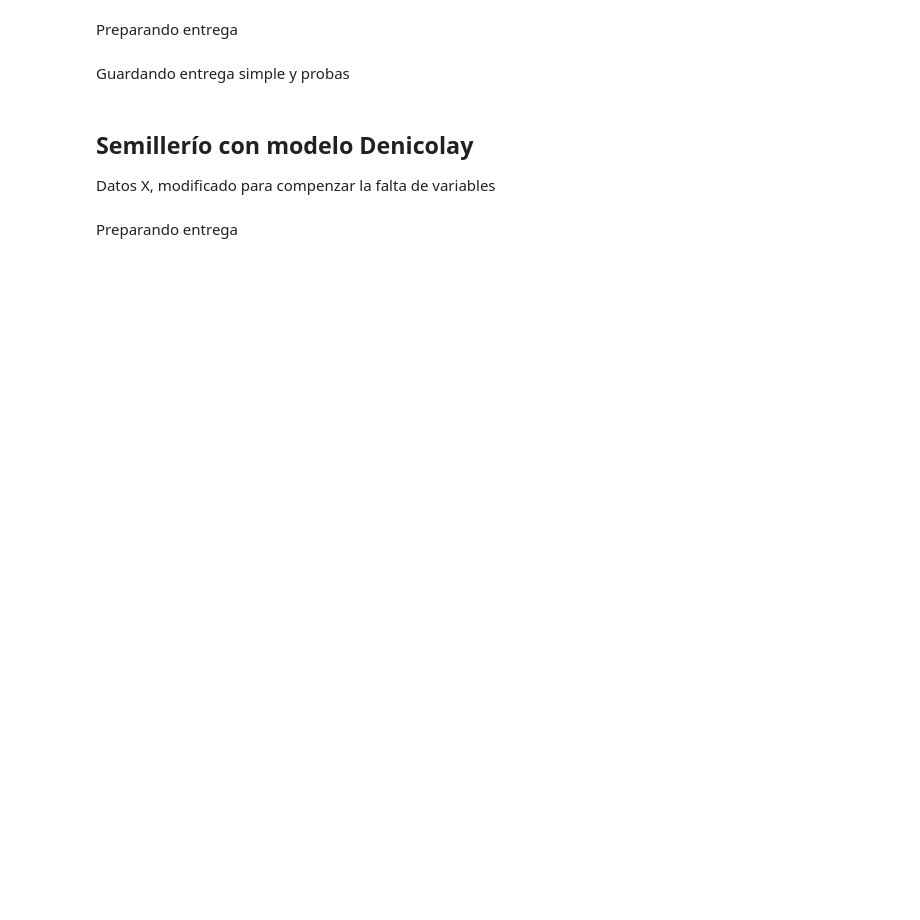
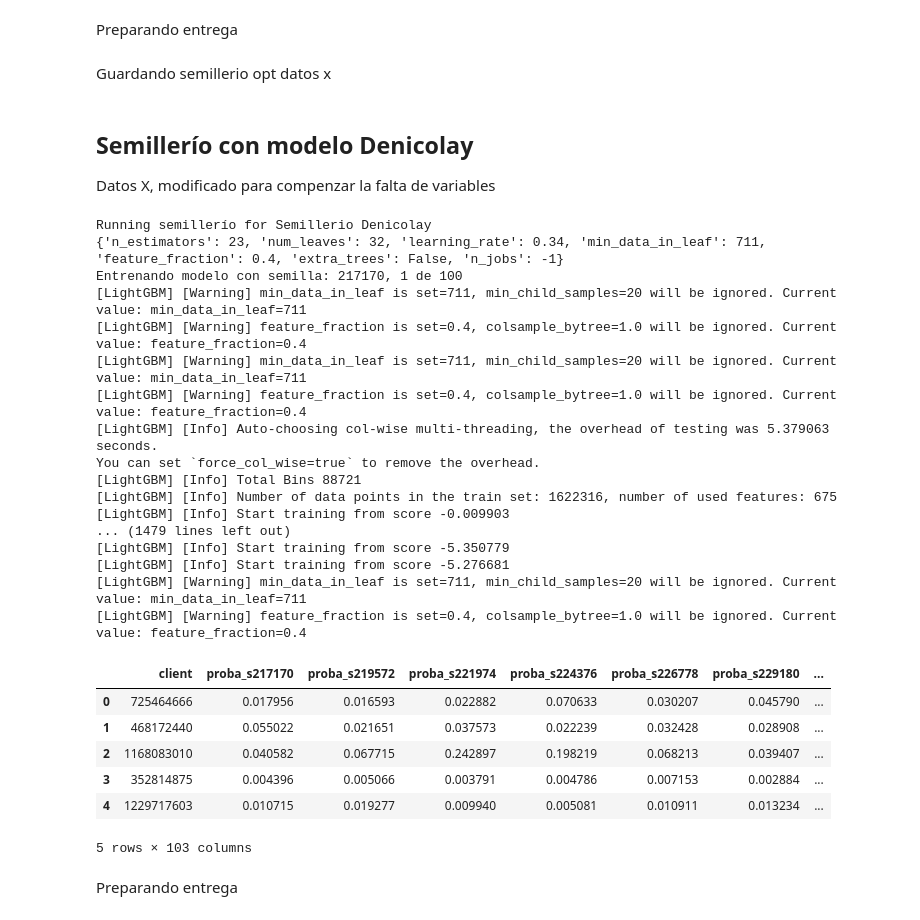
Before and after one commit to sstedoldi/dmeyf2024, a Jupyter notebook: comp_02/comp02_prediccionx.ipynb, the cells around one changed output. Cells and saved outputs as stored; diff of their text form; code cells hidden in the pictures; blank space fills up the shorter version.

```diff
--- a/comp_02/comp02_prediccionx.ipynb
+++ b/comp_02/comp02_prediccionx.ipynb
@@ -163,7 +169,41 @@ opt_params = study.best_trial.params
 opt_params.update({'n_jobs': -1})
 
 # Entrenamiento
-model = XGBClassifier(**opt_params)
-print("Entrenando modelo con:")
+print("Running semillerío para XGBClassifier Opt")
 print(opt_params)
-model.fit(X_train_imp, y_train)
+
+# para registrar las probabilidades
+df_sem_proba = pd.DataFrame({
+                            'client': numero_de_cliente.values,
+                        })
+
+j = 0
+s_r = range(217163, 455783, 7*7*7*7*4) # 25 semillas
+s_total = len(list(s_r))
+for s in s_r:
+    # nueva instancia del modelos con semilla
+    seed = s + (7+j)
+    model = XGBClassifier(**opt_params, seed=seed)
+    # entreno
+    print(f"Entrenando modelo con semilla: {seed}, {j+1} de {s_total}")
+    model.fit(X_train_imp, y_train)
+    # predigo proba
+    y_pred_proba = model.predict_proba(X_kaggle_imp)
+    # proba baja+2
+    proba_baja2 = y_pred_proba[:,2]
+    df_sem_proba[f'proba_s{seed}'] = proba_baja2
+    j += 1
+
+# Promediando proba de cada semilla
+proba_s_columns = df_sem_proba.filter(regex='^proba_s')
+proba_s_mean = proba_s_columns.mean(axis=1)
+
+df_sem_proba['proba_sem_mean'] = proba_s_mean
+
+# Umbral
+thr_opt_sem = 0.0138 # segun comp02_back-testing con sem
+
+# Prediccion
+df_sem_proba['pred'] = np.where(df_sem_proba.proba_sem_mean >= thr_opt_sem, 1, 0)
+
+df_sem_proba.head()
@@ -219,8 +227,8 @@ print("\nFrecuencia Relativa:")
 print((value_counts / total_count) * 100)
 
 submission.info()
-# %% [markdown]
-Guardando entrega simple y probas
+# %% [markdown]
+Guardando semillerio opt datos x
 # %%
 ft = "%dT-%m-%Y%H-%M-%S"
 t_now = datetime.datetime.now().strftime(ft)
@@ -264,35 +274,61 @@ df_sem_proba = pd.DataFrame({
                             'client': numero_de_cliente.values,
                         })
 
 j = 0
-s_total = 100
-for s in range(217163, 455783, 7*7*7*7): # con 100 semillas
+s_r = range(217163, 455783, 7*7*7*7) # 100 semillas
+s_total = len(list(s_r))
+for s in s_r: # con 100 semillas
     # nueva instancia del modelos con semilla
     seed = s+(7+j)
     model = LGBMClassifier(**semillero_params, random_state=seed)
     # entreno
     print(f"Entrenando modelo con semilla: {seed}, {j+1} de {s_total}")
     model.fit(X_train_imp, y_train)
     # predigo proba
     y_pred_proba = model.predict_proba(X_kaggle_imp)
     # proba baja+2
     proba_baja2 = y_pred_proba[:,2]
     df_sem_proba[f'proba_s{seed}'] = proba_baja2
     j += 1
 
 # Promediando proba de cada semilla
 proba_s_columns = df_sem_proba.filter(regex='^proba_s')
 proba_s_mean = proba_s_columns.mean(axis=1)
 
 df_sem_proba['proba_sem_mean'] = proba_s_mean
 
 # Umbral
 thr_opt_sem = 0.016 # # segun comp02_back-testing con semx
 
 # Prediccion
 df_sem_proba['pred'] = np.where(df_sem_proba.proba_sem_mean >= thr_opt_sem, 1, 0)
 
 df_sem_proba.head()
+# %% [output]
+Running semillerío for Semillerio Denicolay
+{'n_estimators': 23, 'num_leaves': 32, 'learning_rate': 0.34, 'min_data_in_leaf': 711, 'feature_fraction': 0.4, 'extra_trees': False, 'n_jobs': -1}
+Entrenando modelo con semilla: 217170, 1 de 100
+[LightGBM] [Warning] min_data_in_leaf is set=711, min_child_samples=20 will be ignored. Current value: min_data_in_leaf=711
+[LightGBM] [Warning] feature_fraction is set=0.4, colsample_bytree=1.0 will be ignored. Current value: feature_fraction=0.4
+[LightGBM] [Warning] min_data_in_leaf is set=711, min_child_samples=20 will be ignored. Current value: min_data_in_leaf=711
+[LightGBM] [Warning] feature_fraction is set=0.4, colsample_bytree=1.0 will be ignored. Current value: feature_fraction=0.4
+[LightGBM] [Info] Auto-choosing col-wise multi-threading, the overhead of testing was 5.379063 seconds.
+You can set `force_col_wise=true` to remove the overhead.
+[LightGBM] [Info] Total Bins 88721
+[LightGBM] [Info] Number of data points in the train set: 1622316, number of used features: 675
+[LightGBM] [Info] Start training from score -0.009903
+... (1479 lines left out)
+[LightGBM] [Info] Start training from score -5.350779
+[LightGBM] [Info] Start training from score -5.276681
+[LightGBM] [Warning] min_data_in_leaf is set=711, min_child_samples=20 will be ignored. Current value: min_data_in_leaf=711
+[LightGBM] [Warning] feature_fraction is set=0.4, colsample_bytree=1.0 will be ignored. Current value: feature_fraction=0.4
+|  | client | proba_s217170 | proba_s219572 | proba_s221974 | proba_s224376 | proba_s226778 | proba_s229180 | ... |
+| 0 | 725464666 | 0.017956 | 0.016593 | 0.022882 | 0.070633 | 0.030207 | 0.045790 | ... |
+| 1 | 468172440 | 0.055022 | 0.021651 | 0.037573 | 0.022239 | 0.032428 | 0.028908 | ... |
+| 2 | 1168083010 | 0.040582 | 0.067715 | 0.242897 | 0.198219 | 0.068213 | 0.039407 | ... |
+| 3 | 352814875 | 0.004396 | 0.005066 | 0.003791 | 0.004786 | 0.007153 | 0.002884 | ... |
+| 4 | 1229717603 | 0.010715 | 0.019277 | 0.009940 | 0.005081 | 0.010911 | 0.013234 | ... |
+5 rows × 103 columns
 # %% [markdown]
 Preparando entrega
 # %%
```
Also changed, not shown: parts of 18 cells of this notebook, 2 other files.
